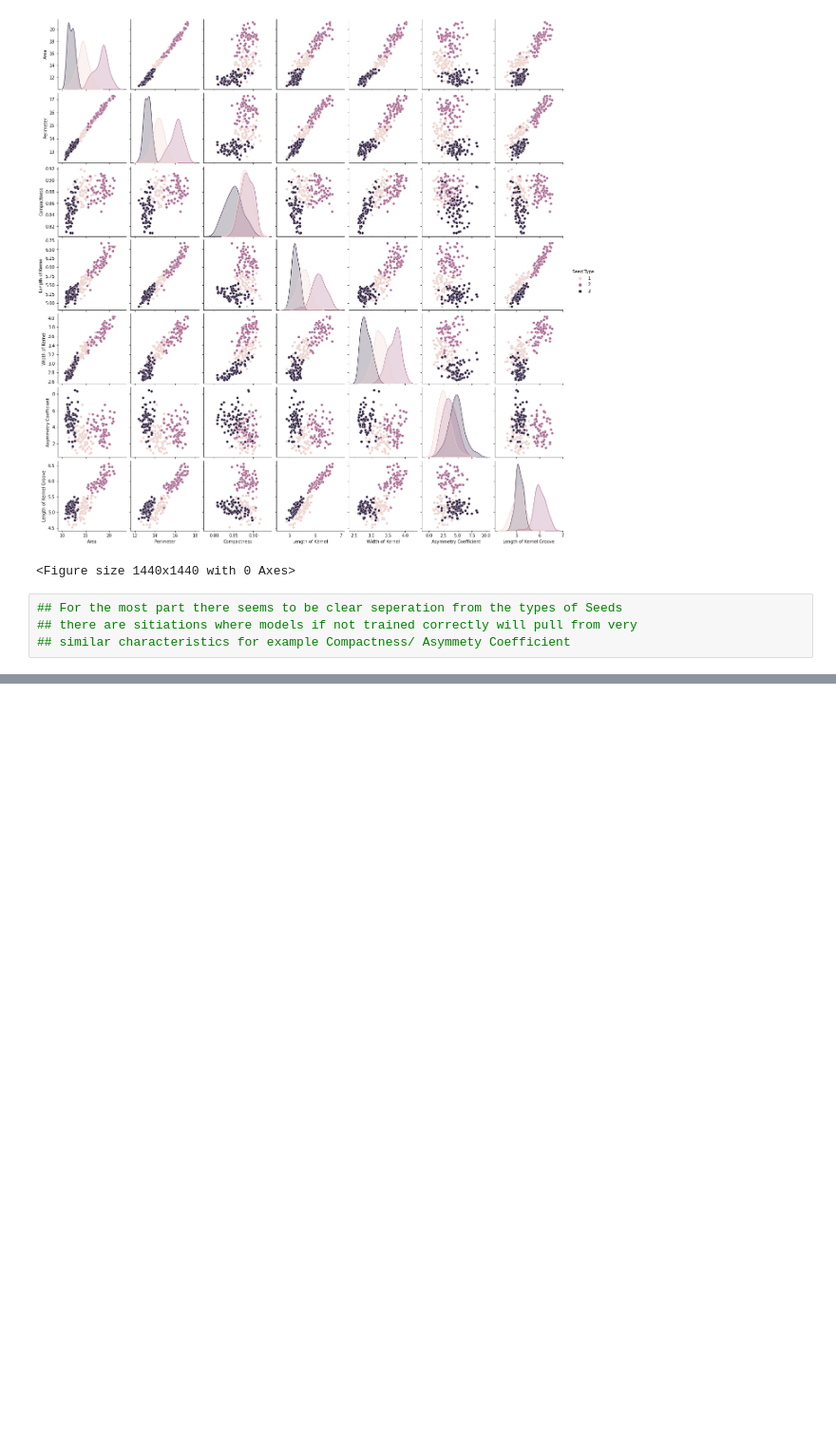
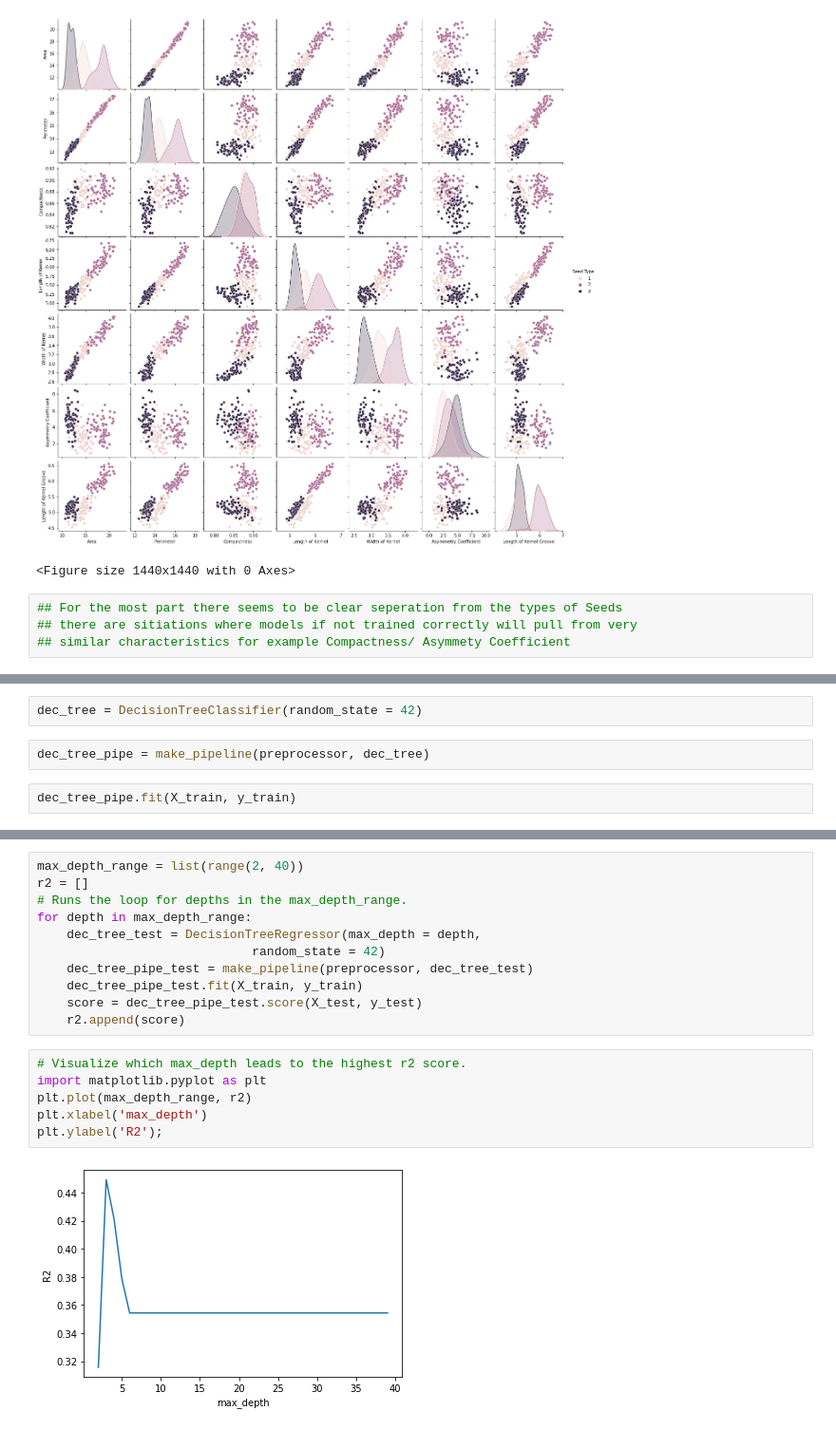
Before and after one commit to edfakie2/Edward-Core-2, a Jupyter notebook: Agriculture_.ipynb, the cells around one changed output, grey strips where cells are left out. Shown at 95% size. Cells and saved outputs as stored; diff of their text form; blank space fills up the shorter version.

```diff
--- a/Agriculture_.ipynb
+++ b/Agriculture_.ipynb
@@ -137,0 +200,6 @@ plt.figure(figsize=(20,20));
+# %%
+dec_tree = DecisionTreeClassifier(random_state = 42)
+# %%
+dec_tree_pipe = make_pipeline(preprocessor, dec_tree)
+# %%
+dec_tree_pipe.fit(X_train, y_train)
@@ -137,0 +231,19 @@ plt.figure(figsize=(20,20));
+# %%
+max_depth_range = list(range(2, 40))
+r2 = []
+# Runs the loop for depths in the max_depth_range.
+for depth in max_depth_range:
+    dec_tree_test = DecisionTreeRegressor(max_depth = depth,
+                             random_state = 42)
+    dec_tree_pipe_test = make_pipeline(preprocessor, dec_tree_test)
+    dec_tree_pipe_test.fit(X_train, y_train)
+    score = dec_tree_pipe_test.score(X_test, y_test)
+    r2.append(score)
+# %%
+# Visualize which max_depth leads to the highest r2 score.
+import matplotlib.pyplot as plt
+plt.plot(max_depth_range, r2)
+plt.xlabel('max_depth')
+plt.ylabel('R2');
+# %% [output]
+[figure, added]
```
Also changed, not shown: parts of 28 cells of this notebook.
